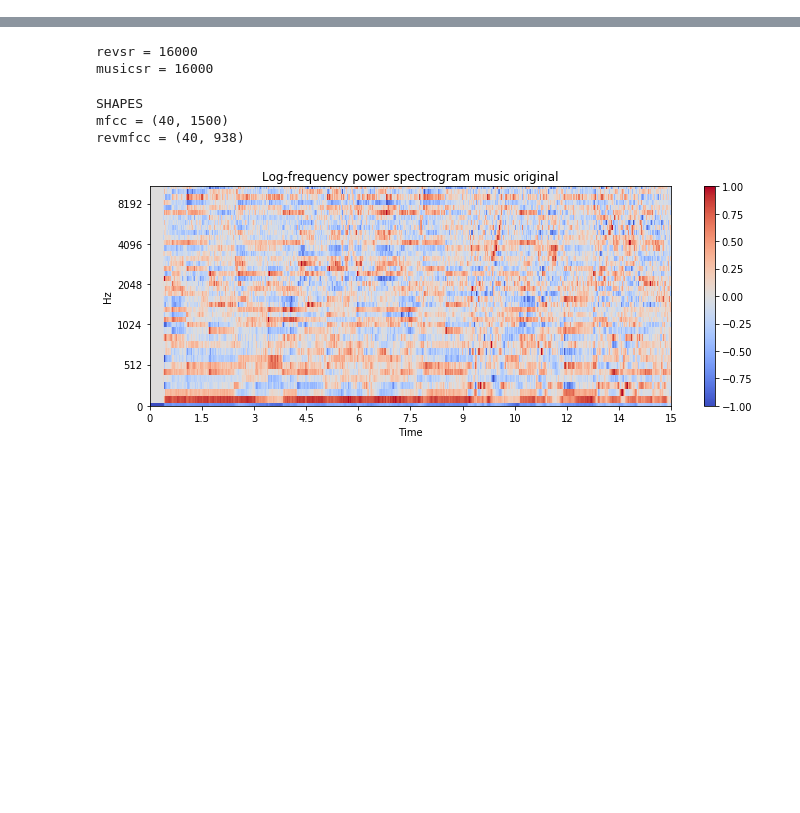
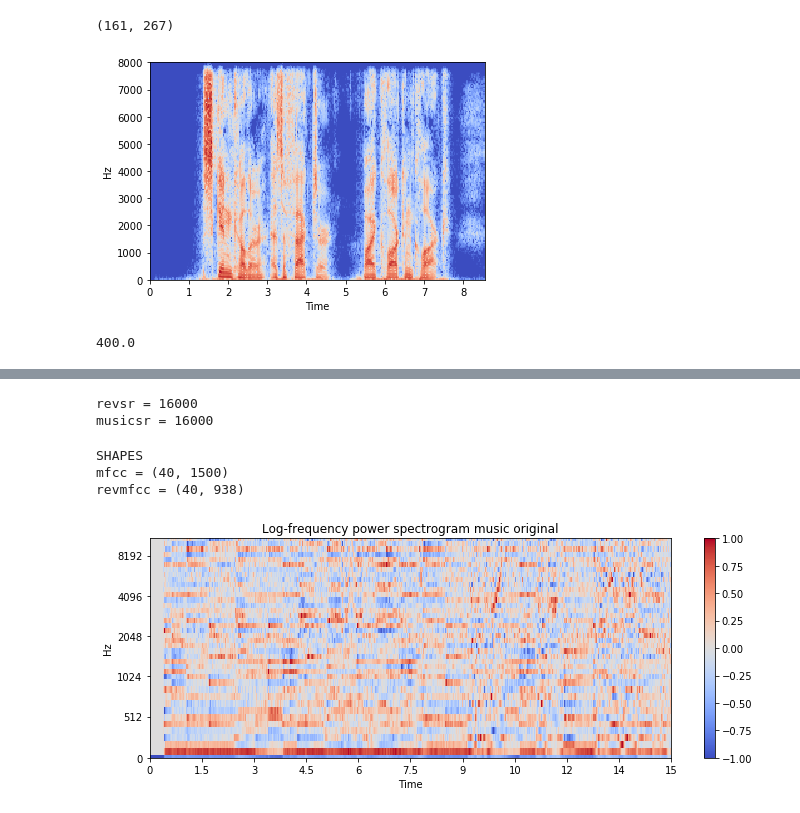
Before and after one commit to polocallens/room-acoustic-characterization, a Jupyter notebook: Notebooks/mfcc_plot_preprocess_analysis.ipynb, the cells around one changed output, grey strips where cells are left out. Cells and saved outputs as stored; diff of their text form; code cells hidden in the pictures; blank space fills up the shorter version.

```diff
--- a/Notebooks/mfcc_plot_preprocess_analysis.ipynb
+++ b/Notebooks/mfcc_plot_preprocess_analysis.ipynb
@@ -19,0 +41,14 @@ or from the matplotlib source distribution
+# %%
+fs,signal = wavfile.read('datasets/thesis/inference/speech-librivox-0026_resampled_trimmed.wav')
+signal= signal/np.max(np.abs(signal))
+fft = librosa.stft(signal,n_fft=int(0.020*fs),hop_length=int(0.015*fs), win_length=int(0.020*fs))
+fft_db = librosa.amplitude_to_db(np.abs(fft))
+librosa.display.specshow(fft_db, y_axis='linear', x_axis='time', sr=fs)
+print(fft.shape)
+# %% [output]
+(161, 267)
+[figure, added]
+# %%
+0.025*16000
+# %% [output]
+400.0
```
Also changed, not shown: parts of 19 cells of this notebook, 8 other files.
